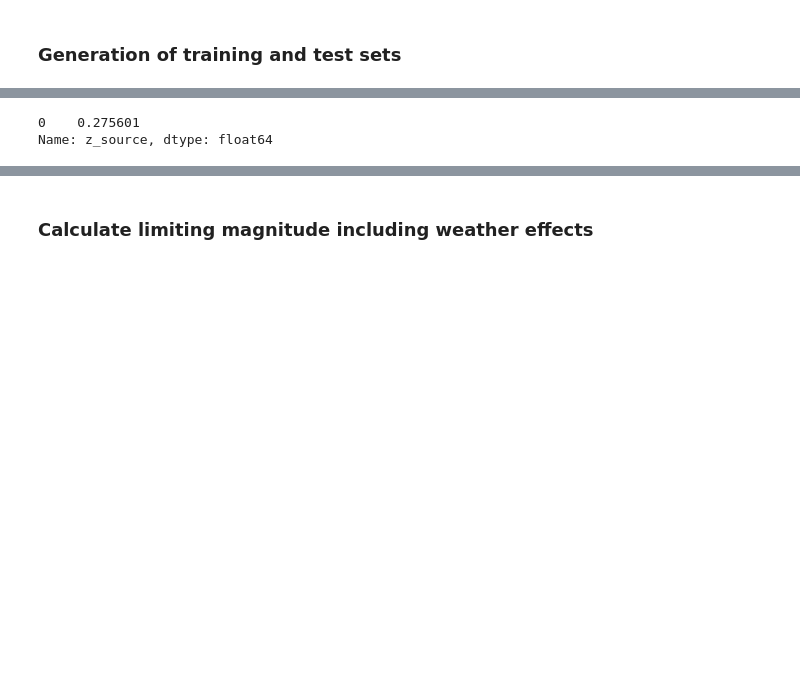
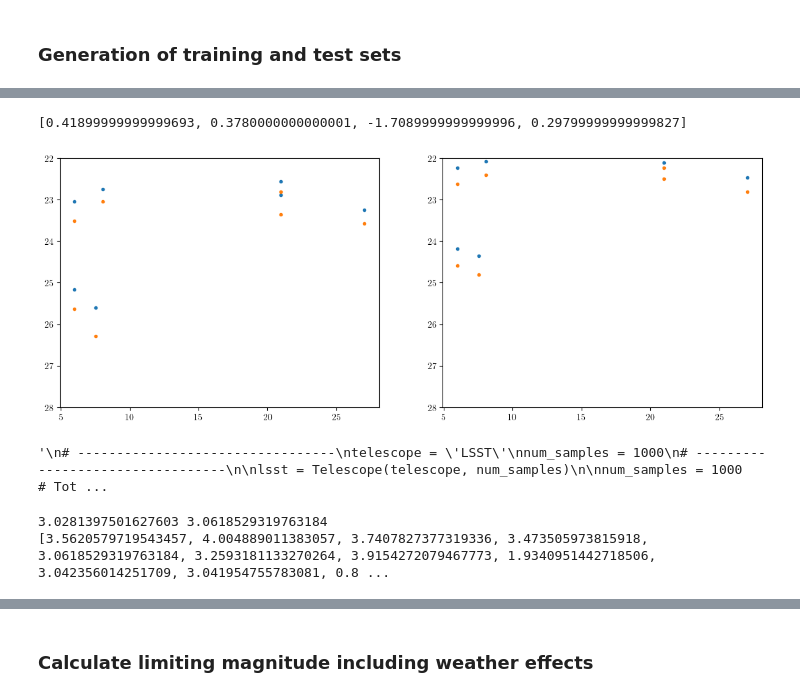
Before and after one commit to Nikki1510/lensed_supernova_simulator_tool, a Jupyter notebook: src/generate_data.ipynb, the cells around one changed output, grey strips where cells are left out. Saved outputs shown, nothing was run; the diff lists cells and outputs as text; code cells hidden in the pictures; blank space fills up the shorter version.

Commit message:
implemented multiband microlensing in simulations

```diff
--- a/src/generate_data.ipynb
+++ b/src/generate_data.ipynb
@@ -54,17 +54,17 @@ Sample the cadence from the predicted distribution for the <b> baseline v2.0 </b
 # %% [markdown]
 ### Generation of training and test sets
 # %%
-num_samples = 1            # Total number of lens systems to be generated
-batch_size = 1             # Number of lens systems that is saved together in a batch
+num_samples = 1000            # Total number of lens systems to be generated
+batch_size = 1000             # Number of lens systems that is saved together in a batch
 batch = 1                     # Starting number of the batch
-num_images = 2                # Choose between 2 (for doubles) and 4 (for quads)
+num_images = 4                # Choose between 2 (for doubles) and 4 (for quads)
 obs_upper_limit = 200         # Upper limit of number of observations
 obs_lower_limit = 5           # Lower limit of number of observations
 fixed_H0 = True               # Bool, if False: vary H0. if True: fix H0 to 70 km/s/Mpc (for the evaluation set)
-add_microlensing = False      # Bool, if False: Only macro magnification. if True: Add effects of microlensing
+add_microlensing = True       # Bool, if False: Only macro magnification. if True: Add effects of microlensing
 
-Show = True                   # Bool, if True: Show figures and print information about the lens systems
-Save = False                  # Bool, if True: Save image time-series
+Show = False                  # Bool, if True: Show figures and print information about the lens systems
+Save = True                   # Bool, if True: Save image time-series
 path = "../processed_data/Baseline_v_3_0/" # Path to folder in which to save the results
 
 
@@ -125,5 +92,55 @@ Number of attempts:  3
-# %%
-print(df['z_source'])
-# %% [output]
-0    0.275601
-Name: z_source, dtype: float64
+# %%
+mag = df['obs_mag'][0]
+mag_micro = df['obs_mag_micro'][0]
+times = df['obs_times'][0]
+
+fig, ax = plt.subplots(1, 2, figsize=(14, 5))
+ax[0].plot(times, mag[:,0], '.')
+ax[0].plot(times, mag_micro[:,0], '.')
+ax[0].set_ylim(28, 22)
+
+ax[1].plot(times, mag[:,1], '.')
+ax[1].plot(times, mag_micro[:,1], '.')
+ax[1].set_ylim(28, 22)
+
+print(df['micro_peak'][0])
+# %% [output]
+[0.41899999999999693, 0.3780000000000001, -1.7089999999999996, 0.29799999999999827]
+[figure, added]
+# %%
+
+"""
+# ---------------------------------
+telescope = 'LSST'
+num_samples = 1000
+# ---------------------------------
+
+lsst = Telescope(telescope, num_samples)
+
+num_samples = 1000            # Total number of lens systems to be generated
+batch_size = 1000             # Number of lens systems that is saved together in a batch
+batch = 1                     # Starting number of the batch
+num_images = 4                # Choose between 2 (for doubles) and 4 (for quads)
+obs_upper_limit = 200         # Upper limit of number of observations
+obs_lower_limit = 5           # Lower limit of number of observations
+fixed_H0 = True               # Bool, if False: vary H0. if True: fix H0 to 70 km/s/Mpc (for the evaluation set)
+add_microlensing = False      # Bool, if False: Only macro magnification. if True: Add effects of microlensing
+
+Show = False                  # Bool, if True: Show figures and print information about the lens systems
+Save = True                   # Bool, if True: Save image time-series
+path = "../processed_data/Baseline_v_3_0/" # Path to folder in which to save the results
+
+
+df, timings = simulate_time_series_images(num_samples, batch_size, batch, num_images, add_microlensing,
+                                 obs_lower_limit, obs_upper_limit, fixed_H0, lsst, Show, Save, path)
+"""
+# %% [output]
+'\n# ---------------------------------\ntelescope = \'LSST\'\nnum_samples = 1000\n# ---------------------------------\n\nlsst = Telescope(telescope, num_samples)\n\nnum_samples = 1000            # Tot ...
+# %%
+mtest = [3.5620579719543457, 4.004889011383057, 3.7407827377319336, 3.473505973815918, 3.0618529319763184, 3.2593181133270264, 3.9154272079467773, 1.9340951442718506, 3.042356014251709, 3.041954755783081, 0.848548173904419, 3.0539913177490234, 3.6075327396392822, 2.6080009937286377, 4.406766891479492, 1.9396519660949707, 1.9407317638397217, 4.095618009567261, 3.0909948348999023, 1.9102420806884766, 3.0526161193847656]
+print(np.mean(mtest), np.median(mtest))
+
+print(mtest)
+# %% [output]
+3.0281397501627603 3.0618529319763184
+[3.5620579719543457, 4.004889011383057, 3.7407827377319336, 3.473505973815918, 3.0618529319763184, 3.2593181133270264, 3.9154272079467773, 1.9340951442718506, 3.042356014251709, 3.041954755783081, 0.8 ...
```
Also changed, not shown: parts of 7 cells of this notebook, 10 other files.
